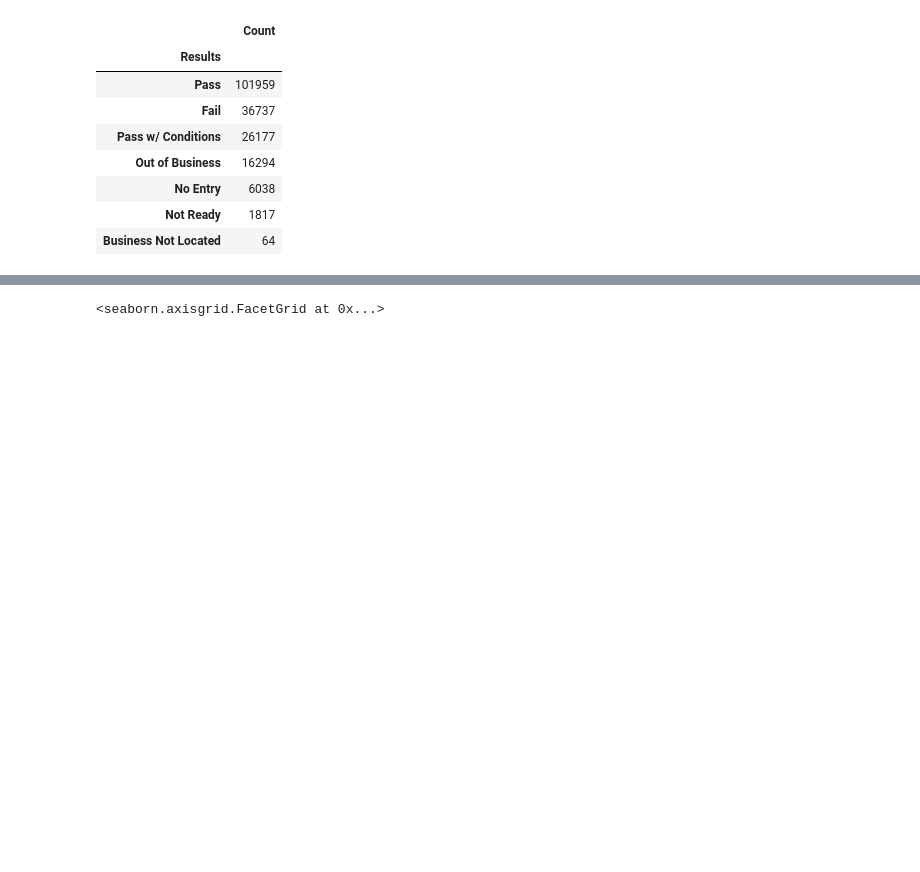
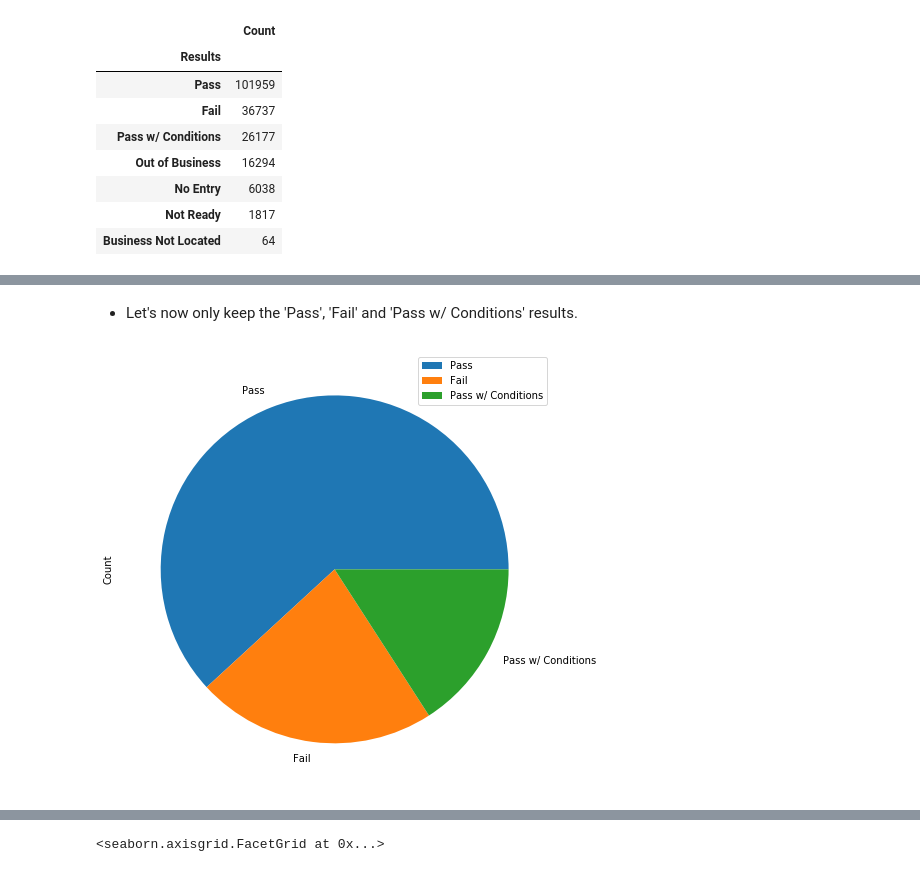
Before and after one commit to aaag97/ada-2019-project-databusters, a Jupyter notebook: Exploratory Data Analysis CFI.ipynb, the cells around one changed output, grey strips where cells are left out. Drawn from its saved outputs; the diff is of its cells as text; code cells hidden in the pictures; blank space fills up the shorter version.

```diff
--- a/Exploratory Data Analysis CFI.ipynb
+++ b/Exploratory Data Analysis CFI.ipynb
@@ -146,0 +136,10 @@ group_by_result[:3]
+# %% [markdown]
+- Let's now only keep the 'Pass', 'Fail' and 'Pass w/ Conditions' results.
+# %%
+group_by_result_only3 = group_by_result[:3]
+# %%
+group_by_result_only3.plot(kind="pie", y='Count')
+plt.rcParams["figure.figsize"] = (16,8)
+plt.show()
+# %% [output]
+[figure, added]
```
Also changed, not shown: parts of 24 cells of this notebook.
